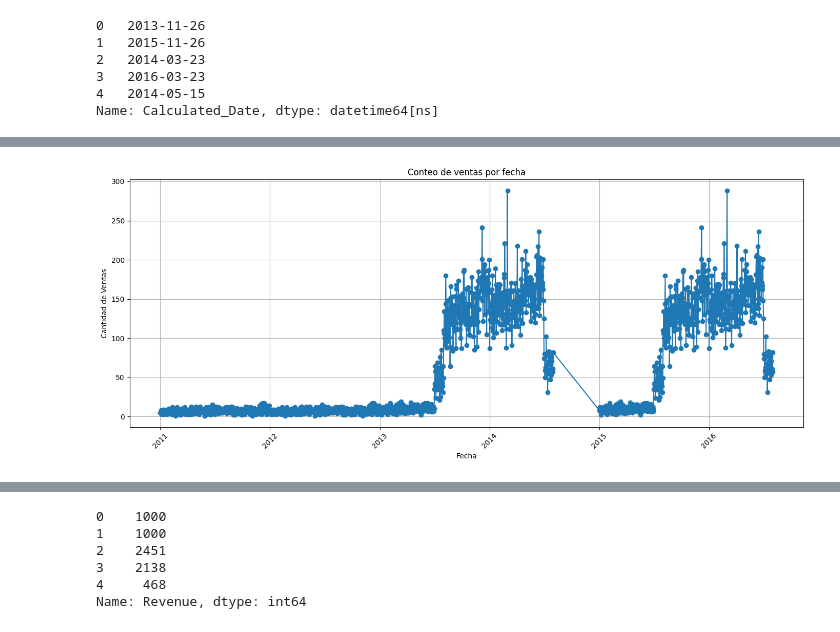
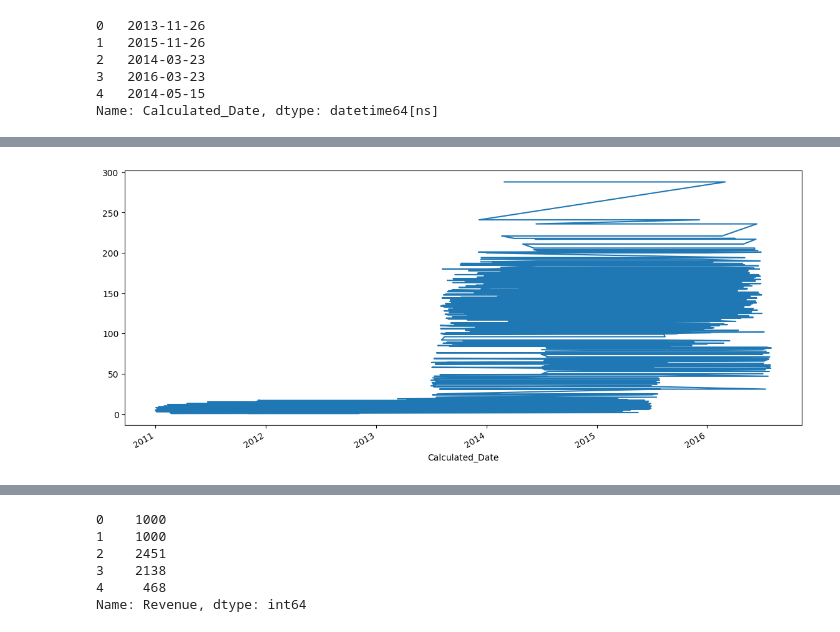
Before and after one commit to TonyGael/FCC_Pandas_Real_Life_Example, a Jupyter notebook: Exercises_1.ipynb, the cells around one changed output, grey strips where cells are left out. Drawn from its saved outputs; the diff is of its cells as text; code cells hidden in the pictures.

```diff
--- a/Exercises_1.ipynb
+++ b/Exercises_1.ipynb
@@ -399,20 +399,20 @@ Show a <b>line plot</b> using `Calculated_Date` column as the x-axis and the cou
 Muestra un <b>gráfico de línea</b> utilizando la columna `Calculated_Date` como el eje x y el recuento de ventas como el eje y
 # %%
 # your code goes here
-# sales['Calculated_Date'].value_counts().plot(kind='line', figsize=(14,6))
+sales['Calculated_Date'].value_counts().plot(kind='line', figsize=(14,6))
 
-sales_counts = sales.groupby('Calculated_Date').size()
-plt.figure(figsize=(14,6))
-plt.plot(sales_counts.index, sales_counts.values, marker='o', linestyle='-')
-plt.title('Conteo de ventas por fecha')
-plt.xlabel('Fecha')
-plt.ylabel('Cantidad de Ventas')
-plt.grid(True)
-plt.xticks(rotation=45)
-plt.tight_layout()
+# sales_counts = sales.groupby('Calculated_Date').size()
+# plt.figure(figsize=(14,6))
+# plt.plot(sales_counts.index, sales_counts.values, marker='o', linestyle='-')
+# plt.title('Conteo de ventas por fecha')
+# plt.xlabel('Fecha')
+# plt.ylabel('Cantidad de Ventas')
+# plt.grid(True)
+# plt.xticks(rotation=45)
+# plt.tight_layout()
 plt.show()
 # %% [output]
-[figure, old version]
+[figure, new version]
 # %% [markdown]
 ![green-divider](https://user-images.githubusercontent.com/7065401/52071924-c003ad80-2562-11e9-8297-1c6595f8a7ff.png)
 
```
Also changed, not shown: parts of 17 cells of this notebook.
